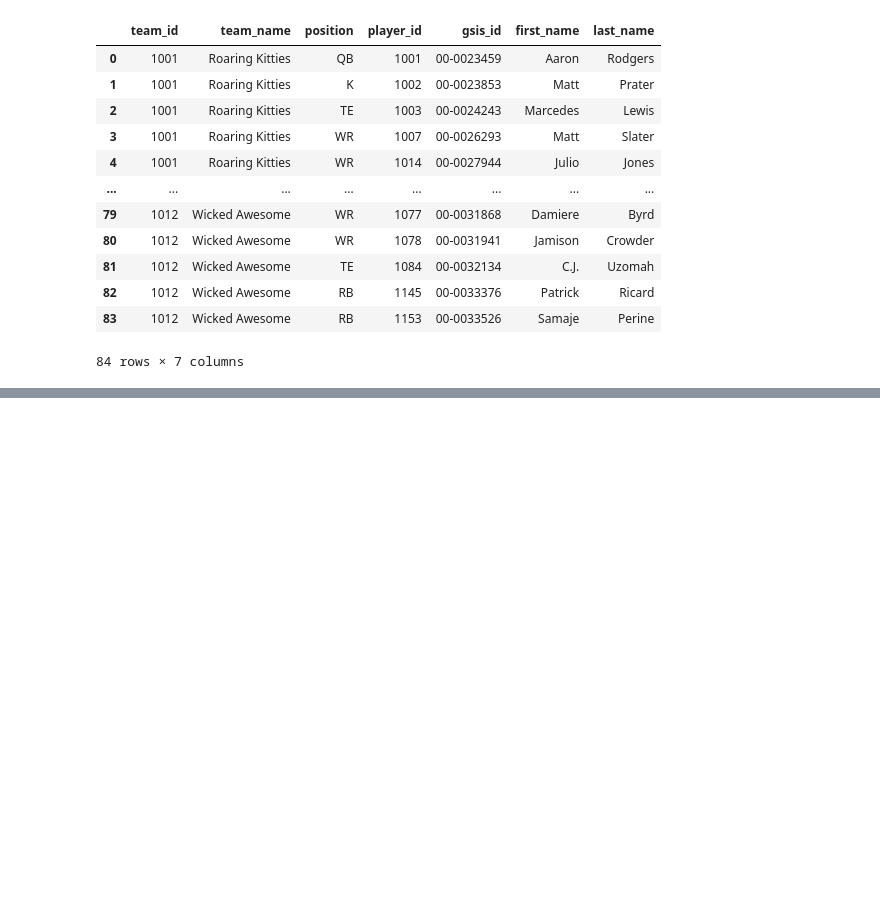
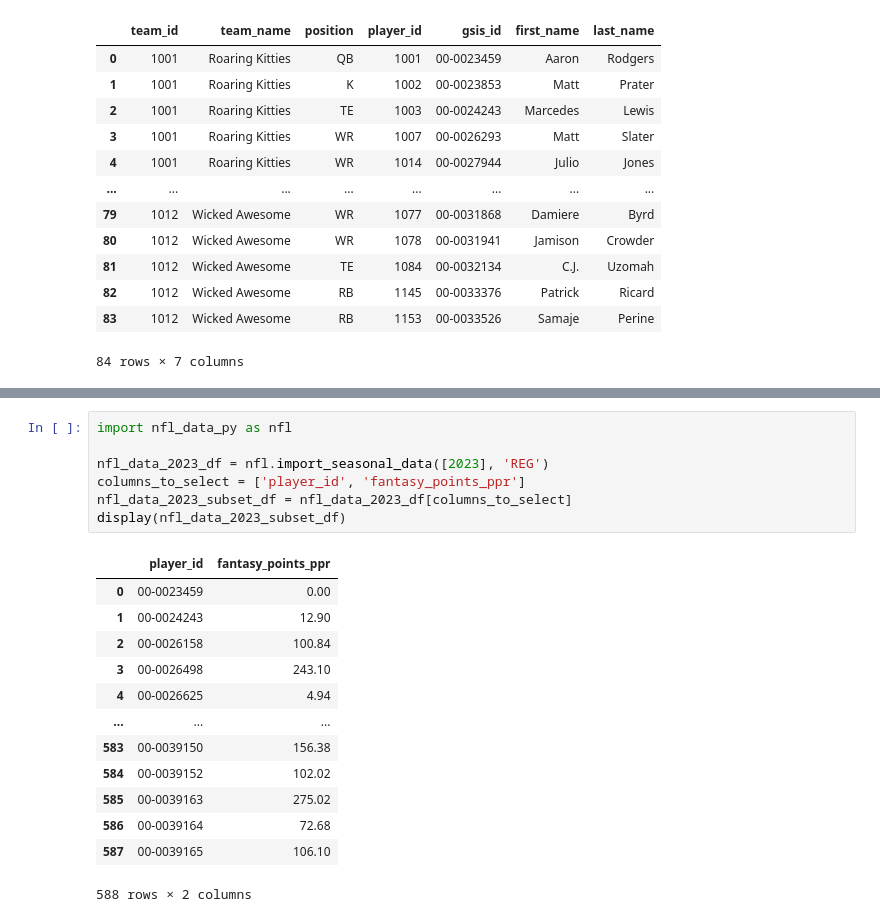
Before and after one commit to Ryandaydev/analytics-project-ch9-first-shot, a Jupyter notebook: chapter9/analytics_notebook.ipynb, the cells around one changed output, grey strips where cells are left out. Saved outputs shown, nothing was run; the diff lists cells and outputs as text; blank space fills up the shorter version.

```diff
--- a/chapter9/analytics_notebook.ipynb
+++ b/chapter9/analytics_notebook.ipynb
@@ -125,0 +124,21 @@ print(normalized_league_df)
+# %%
+import nfl_data_py as nfl
+
+nfl_data_2023_df = nfl.import_seasonal_data([2023], 'REG')
+columns_to_select = ['player_id', 'fantasy_points_ppr']
+nfl_data_2023_subset_df = nfl_data_2023_df[columns_to_select]
+display(nfl_data_2023_subset_df)
+# %% [output]
+|  | player_id | fantasy_points_ppr |
+| 0 | 00-0023459 | 0.00 |
+| 1 | 00-0024243 | 12.90 |
+| 2 | 00-0026158 | 100.84 |
+| 3 | 00-0026498 | 243.10 |
+| 4 | 00-0026625 | 4.94 |
+| ... | ... | ... |
+| 583 | 00-0039150 | 156.38 |
+| 584 | 00-0039152 | 102.02 |
+| 585 | 00-0039163 | 275.02 |
+| 586 | 00-0039164 | 72.68 |
+| 587 | 00-0039165 | 106.10 |
+588 rows × 2 columns
```
Also changed, not shown: parts of 9 cells of this notebook, 2 other files.
